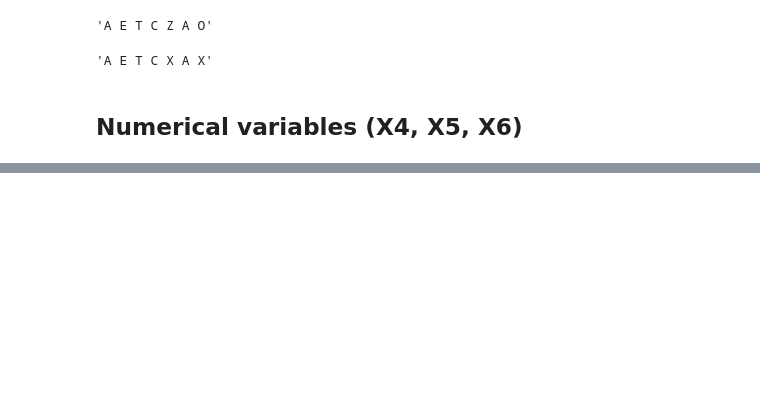
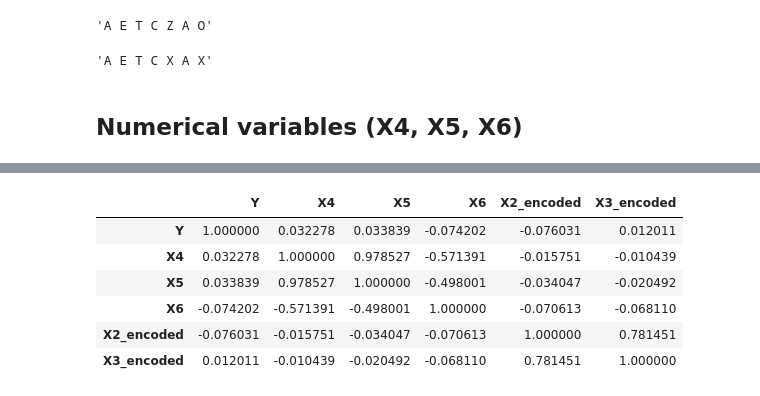
Before and after one commit to vegardbs/oncoimmunity, a Jupyter notebook: EDA.ipynb, the cells around one changed output, grey strips where cells are left out. Cells and saved outputs as stored; diff of their text form; code cells hidden in the pictures; blank space fills up the shorter version.

```diff
--- a/EDA.ipynb
+++ b/EDA.ipynb
@@ -254,0 +297,10 @@ pd.plotting.scatter_matrix(df, figsize=(10,10));
+# %%
+encoded_df.corr()
+# %% [output]
+|  | Y | X4 | X5 | X6 | X2_encoded | X3_encoded |
+| Y | 1.000000 | 0.032278 | 0.033839 | -0.074202 | -0.076031 | 0.012011 |
+| X4 | 0.032278 | 1.000000 | 0.978527 | -0.571391 | -0.015751 | -0.010439 |
+| X5 | 0.033839 | 0.978527 | 1.000000 | -0.498001 | -0.034047 | -0.020492 |
+| X6 | -0.074202 | -0.571391 | -0.498001 | 1.000000 | -0.070613 | -0.068110 |
+| X2_encoded | -0.076031 | -0.015751 | -0.034047 | -0.070613 | 1.000000 | 0.781451 |
+| X3_encoded | 0.012011 | -0.010439 | -0.020492 | -0.068110 | 0.781451 | 1.000000 |
```
Also changed, not shown: parts of 14 cells of this notebook.
